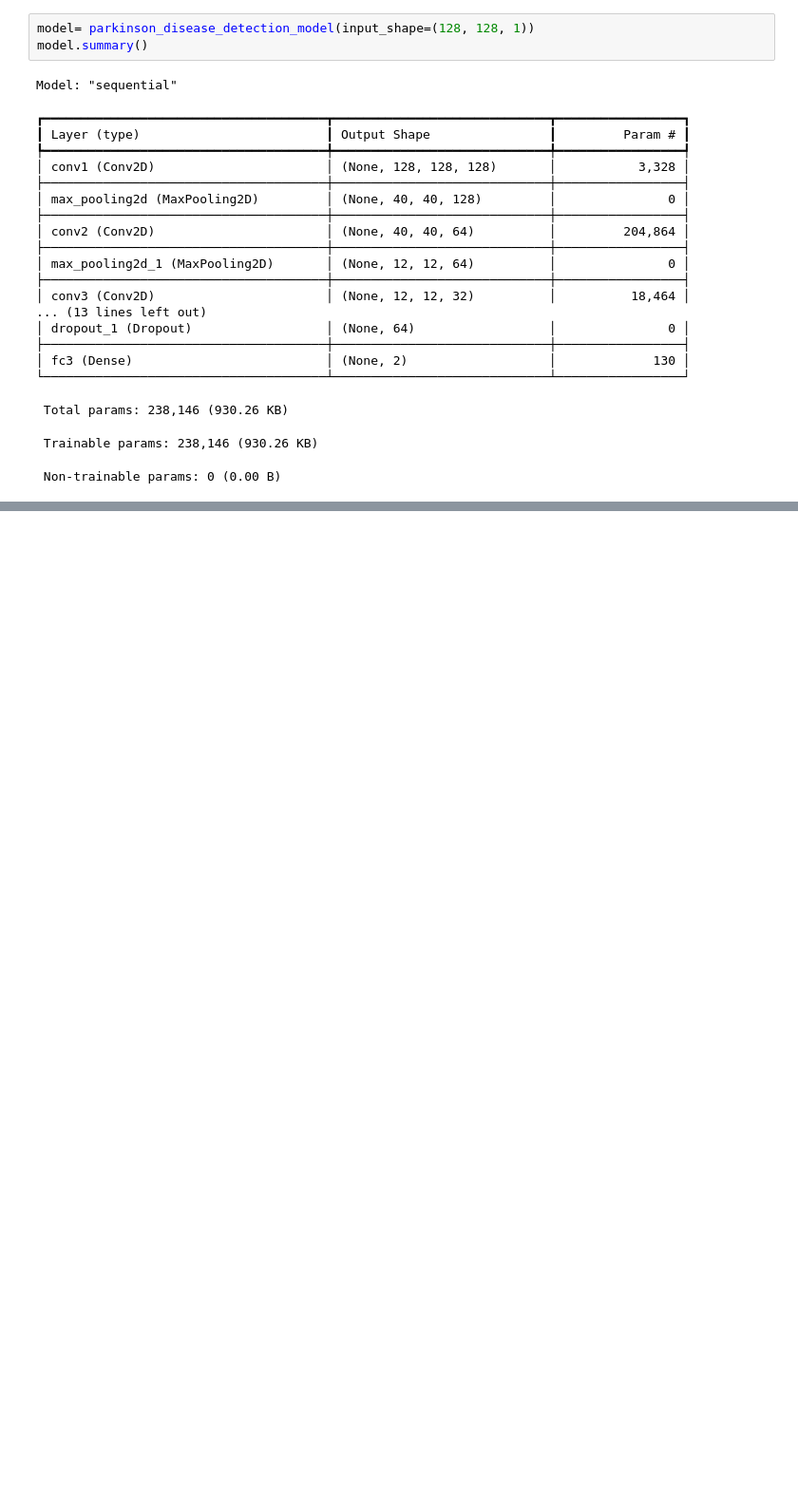
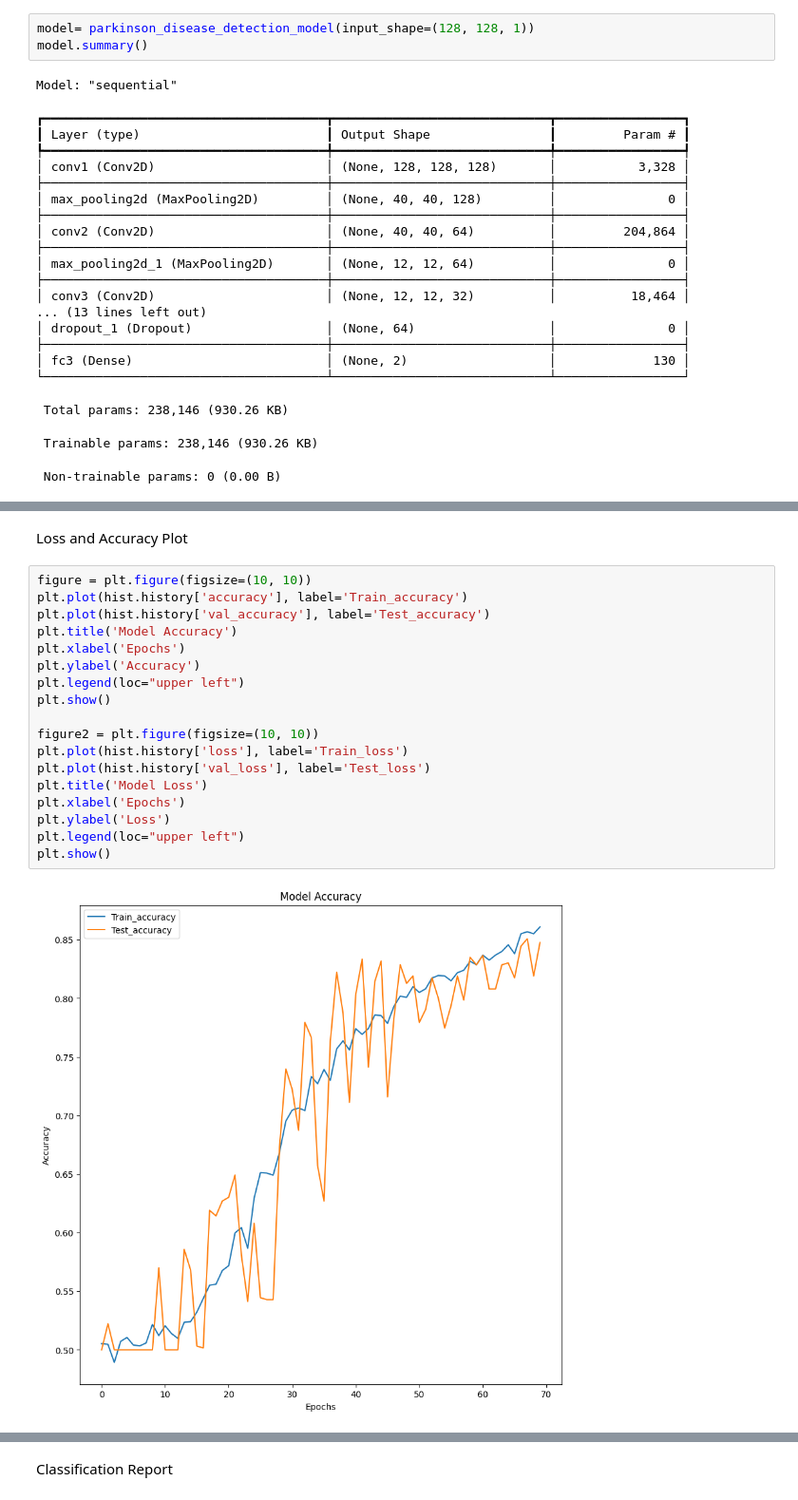
Before and after one commit to arijul2/Parkinson-s_Detection_ML, a Jupyter notebook: ParkinsonsDiseaseDetection.ipynb, the cells around one changed output, grey strips where cells are left out. Shown at 95% size. Saved outputs shown, nothing was run; the diff lists cells and outputs as text; blank space fills up the shorter version.

Commit message:
model predictions/finalizing model

```diff
--- a/ParkinsonsDiseaseDetection.ipynb
+++ b/ParkinsonsDiseaseDetection.ipynb
@@ -356,0 +357,22 @@ Epoch 70/70
+# %% [markdown]
+Loss and Accuracy Plot
+# %%
+figure = plt.figure(figsize=(10, 10))
+plt.plot(hist.history['accuracy'], label='Train_accuracy')
+plt.plot(hist.history['val_accuracy'], label='Test_accuracy')
+plt.title('Model Accuracy')
+plt.xlabel('Epochs')
+plt.ylabel('Accuracy')
+plt.legend(loc="upper left")
+plt.show()
+
+figure2 = plt.figure(figsize=(10, 10))
+plt.plot(hist.history['loss'], label='Train_loss')
+plt.plot(hist.history['val_loss'], label='Test_loss')
+plt.title('Model Loss')
+plt.xlabel('Epochs')
+plt.ylabel('Loss')
+plt.legend(loc="upper left")
+plt.show()
+# %% [output]
+[figure, added]
@@ -356,0 +380,2 @@ Epoch 70/70
+# %% [markdown]
+Classification Report
```
Also changed, not shown: parts of 20 cells of this notebook.
